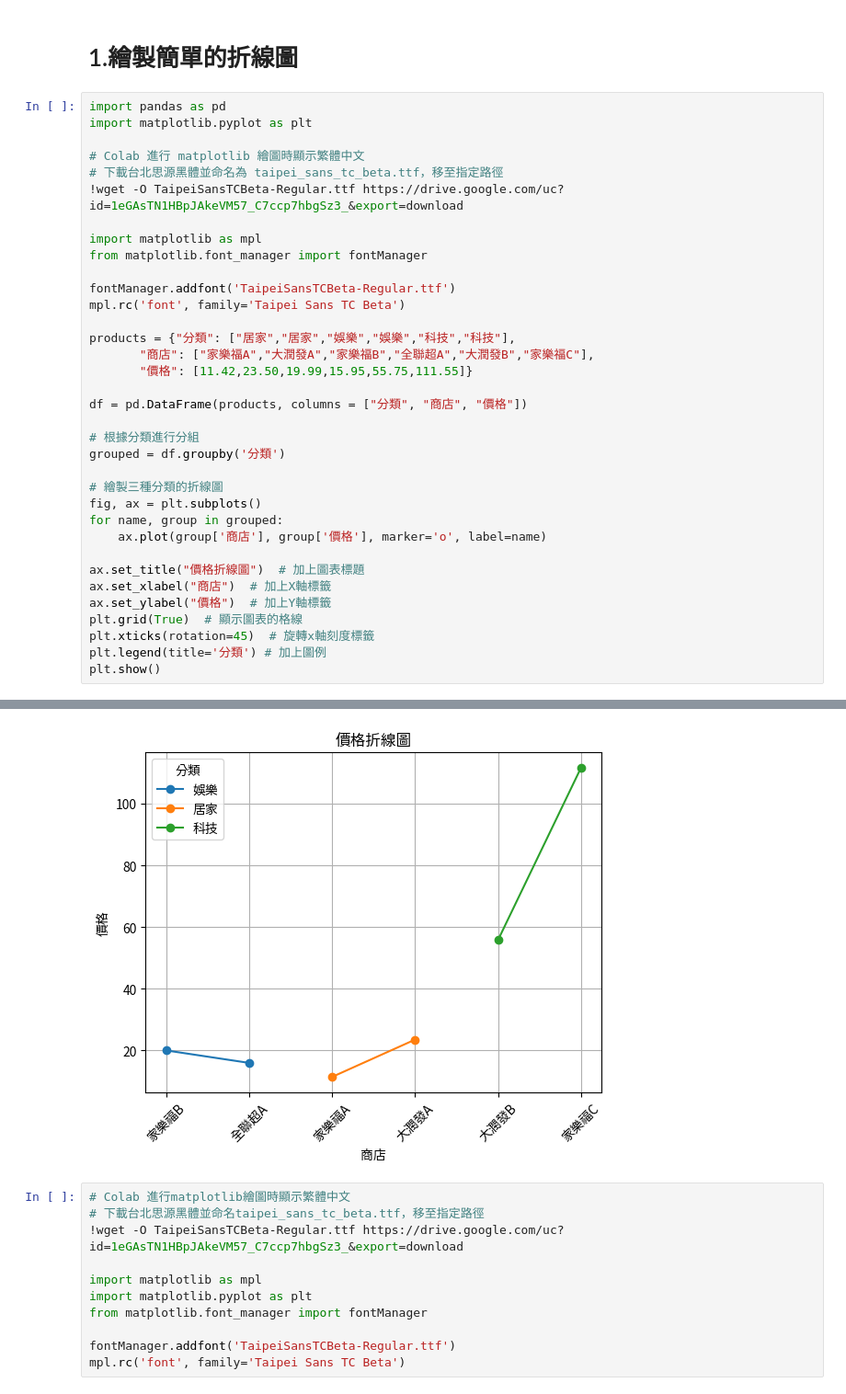
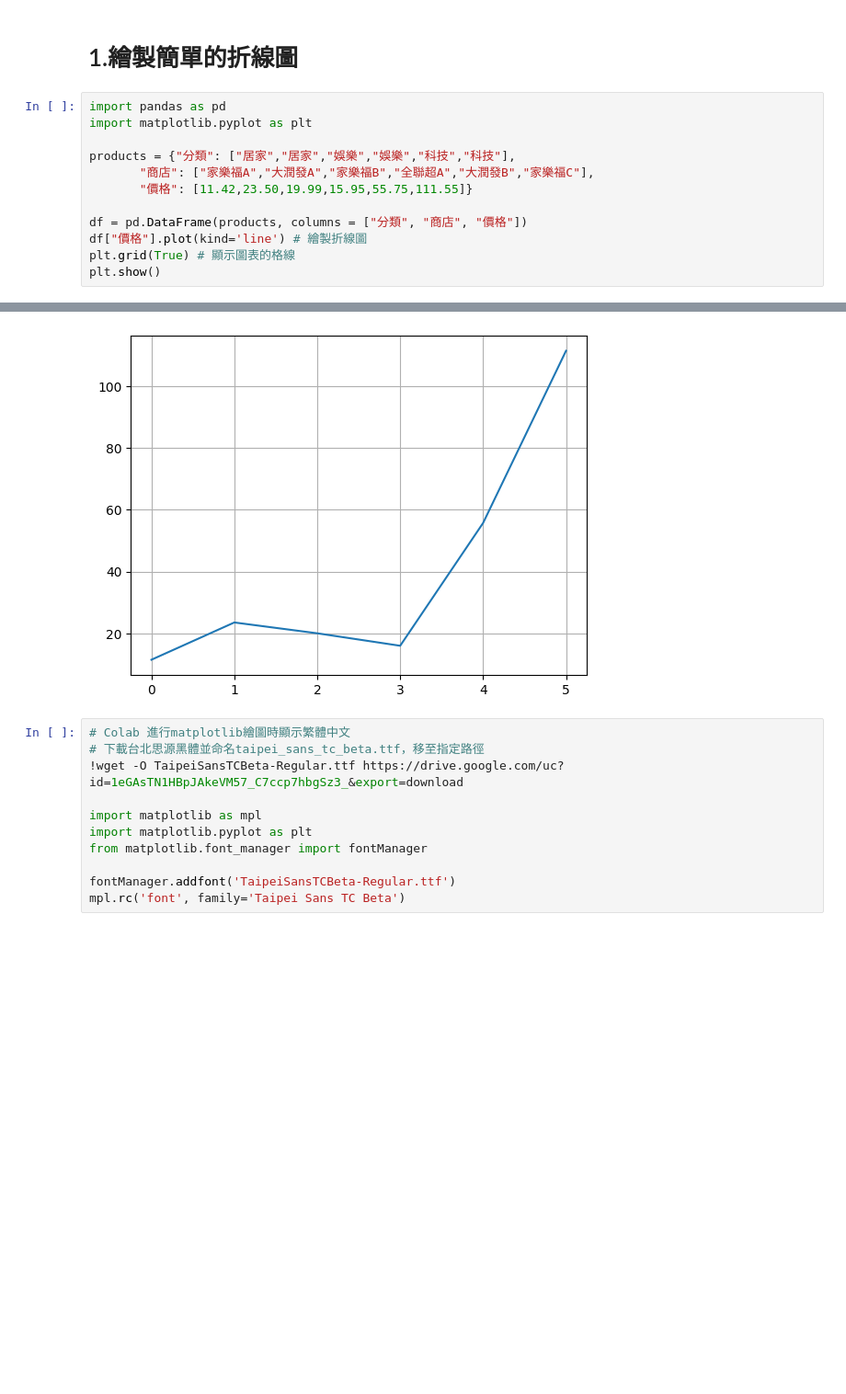
Before and after one commit to Ianlee0713/LATIA112-2, a Jupyter notebook: week6.ipynb, the cells around one changed output, grey strips where cells are left out. Shown: that part at 92% size. Saved outputs shown, nothing was run; the diff lists cells and outputs as text; blank space fills up the shorter version.

```diff
--- a/week6.ipynb
+++ b/week6.ipynb
@@ -5,36 +7,13 @@
 # %%
 import pandas as pd
 import matplotlib.pyplot as plt
-
-# Colab 進行 matplotlib 繪圖時顯示繁體中文
-# 下載台北思源黑體並命名為 taipei_sans_tc_beta.ttf，移至指定路徑
-!wget -O TaipeiSansTCBeta-Regular.ttf https://drive.google.com/uc?id=1eGAsTN1HBpJAkeVM57_C7ccp7hbgSz3_&export=download
-
-import matplotlib as mpl
-from matplotlib.font_manager import fontManager
-
-fontManager.addfont('TaipeiSansTCBeta-Regular.ttf')
-mpl.rc('font', family='Taipei Sans TC Beta')
 
 products = {"分類": ["居家","居家","娛樂","娛樂","科技","科技"],
        "商店": ["家樂福A","大潤發A","家樂福B","全聯超A","大潤發B","家樂福C"],
        "價格": [11.42,23.50,19.99,15.95,55.75,111.55]}
 
 df = pd.DataFrame(products, columns = ["分類", "商店", "價格"])
-
-# 根據分類進行分組
-grouped = df.groupby('分類')
-
-# 繪製三種分類的折線圖
-fig, ax = plt.subplots()
-for name, group in grouped:
-    ax.plot(group['商店'], group['價格'], marker='o', label=name)
-
-ax.set_title("價格折線圖")  # 加上圖表標題
-ax.set_xlabel("商店")  # 加上X軸標籤
-ax.set_ylabel("價格")  # 加上Y軸標籤
-plt.grid(True)  # 顯示圖表的格線
-plt.xticks(rotation=45)  # 旋轉x軸刻度標籤
-plt.legend(title='分類') # 加上圖例
+df["價格"].plot(kind='line') # 繪製折線圖
+plt.grid(True) # 顯示圖表的格線
 plt.show()
 # %% [output]
@@ -56,4 +20,4 @@ TaipeiSansTCBeta-Re 100%[===================>]  19.70M  70.0MB/s    in 0.3s
-[figure, old version]
+[figure, new version]
 # %%
 # Colab 進行matplotlib繪圖時顯示繁體中文
 # 下載台北思源黑體並命名taipei_sans_tc_beta.ttf，移至指定路徑
```
Also changed, not shown: parts of 2 cells of this notebook.
